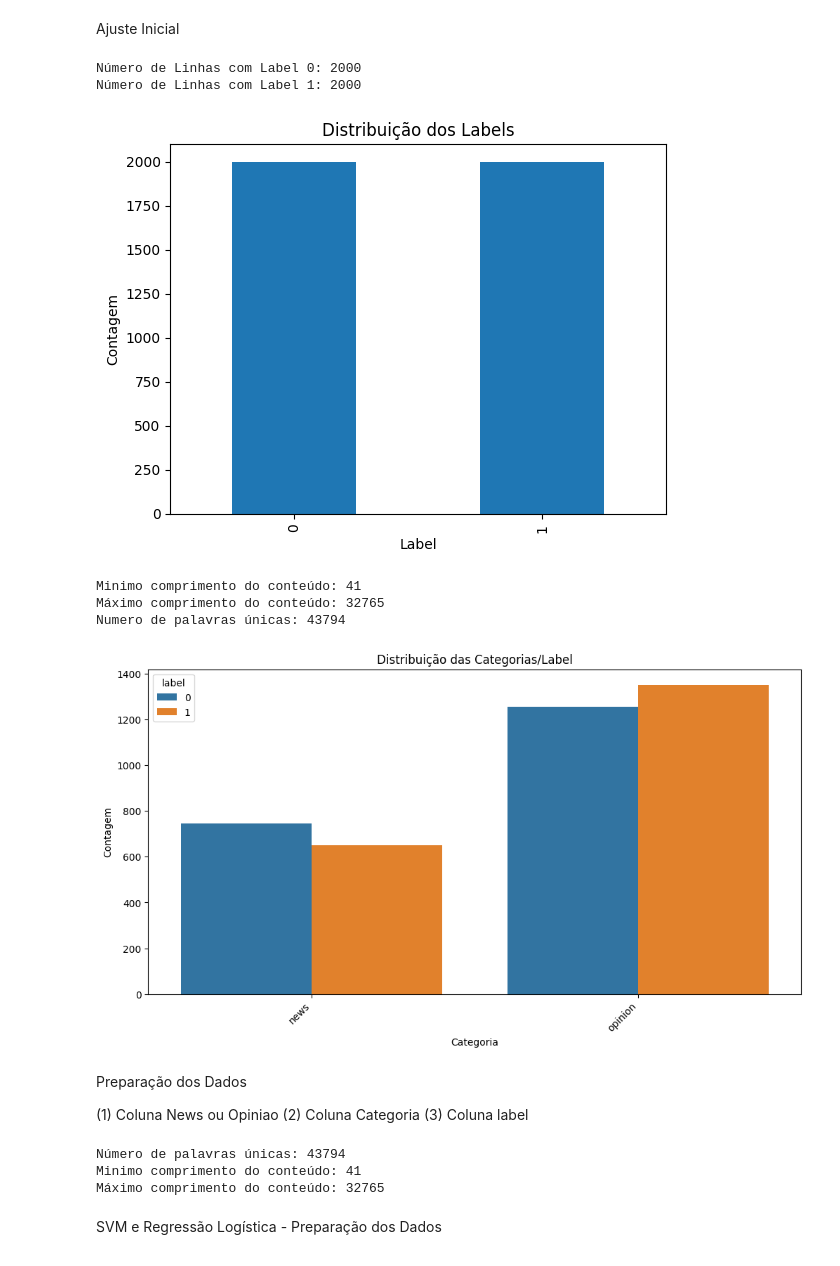
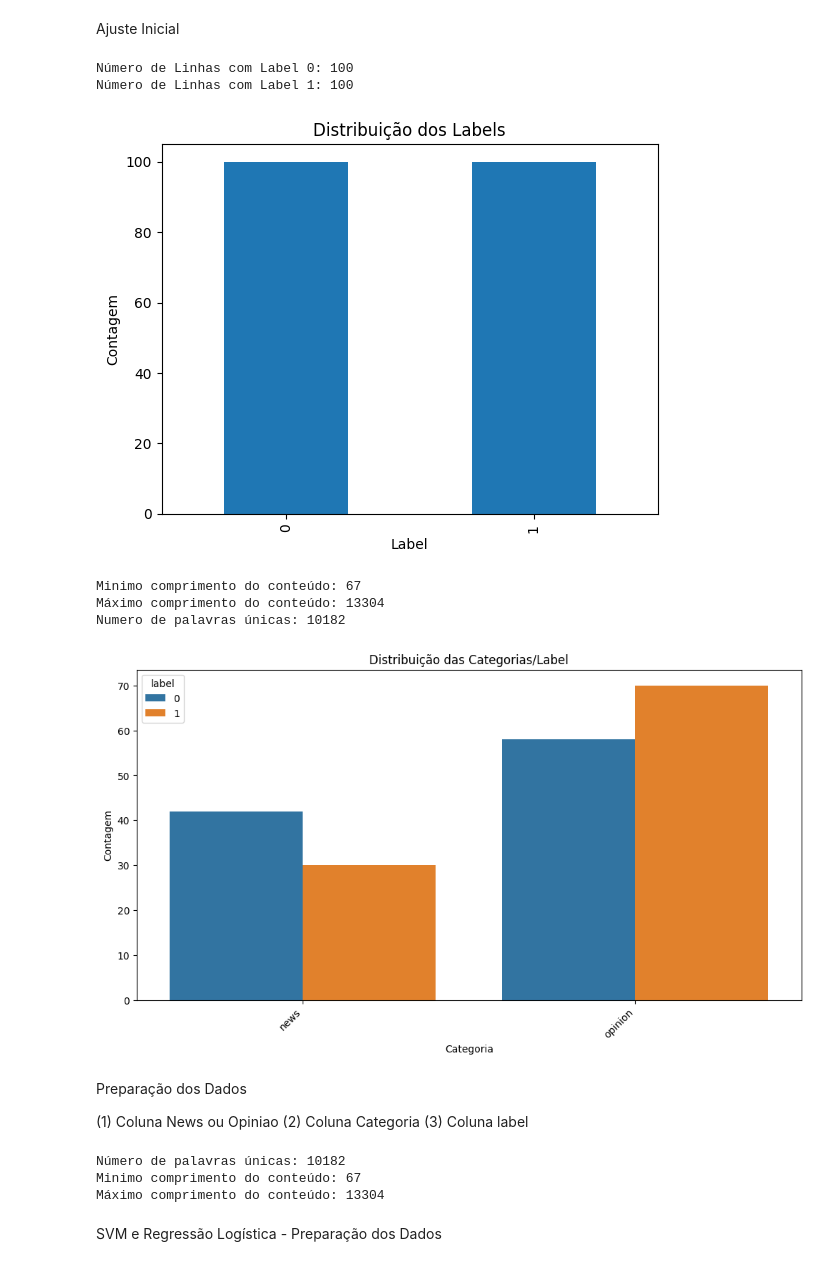
Before and after one commit to geraldoferreira1963/Analise_Sentimento, a Jupyter notebook: Analise_Sentimento_v1.ipynb, the cells around one changed output. Cells and saved outputs as stored; diff of their text form; code cells hidden in the pictures.

```diff
--- a/Analise_Sentimento_v1.ipynb
+++ b/Analise_Sentimento_v1.ipynb
@@ -228,17 +361,17 @@ Numero de palavras únicas: 85086
 Ajuste Inicial
 # %%
 # Example usage:
-num_instances_per_label = 2000  # Choose the desired number of instances
+num_instances_per_label = 1000  # Definir o número de instancias
 balanced_df = criar_dataframe_balanceado(df, num_instances_per_label)
 max_tokens,min_cont,max_cont = analisar_dataframe(balanced_df,column_name='content')
 # %% [output]
-Número de Linhas com Label 0: 2000
-Número de Linhas com Label 1: 2000
+Número de Linhas com Label 0: 100
+Número de Linhas com Label 1: 100
-[figure, old version]
+[figure, new version]
-Minimo comprimento do conteúdo: 41
-Máximo comprimento do conteúdo: 32765
-Numero de palavras únicas: 43794
+Minimo comprimento do conteúdo: 67
+Máximo comprimento do conteúdo: 13304
+Numero de palavras únicas: 10182
-[figure, old version]
+[figure, new version]
 # %% [markdown]
 Preparação dos Dados
 
@@ -250,9 +383,9 @@ print("Número de palavras únicas:", max_tokens)
 print("Minimo comprimento do conteúdo:", min_cont)
 print("Máximo comprimento do conteúdo:", max_cont)
 # %% [output]
-Número de palavras únicas: 43794
-Minimo comprimento do conteúdo: 41
-Máximo comprimento do conteúdo: 32765
+Número de palavras únicas: 10182
+Minimo comprimento do conteúdo: 67
+Máximo comprimento do conteúdo: 13304
 # %% [markdown]
 SVM e Regressão Logística - Preparação dos Dados
 # %%
```
Also changed, not shown: parts of 11 cells of this notebook.
